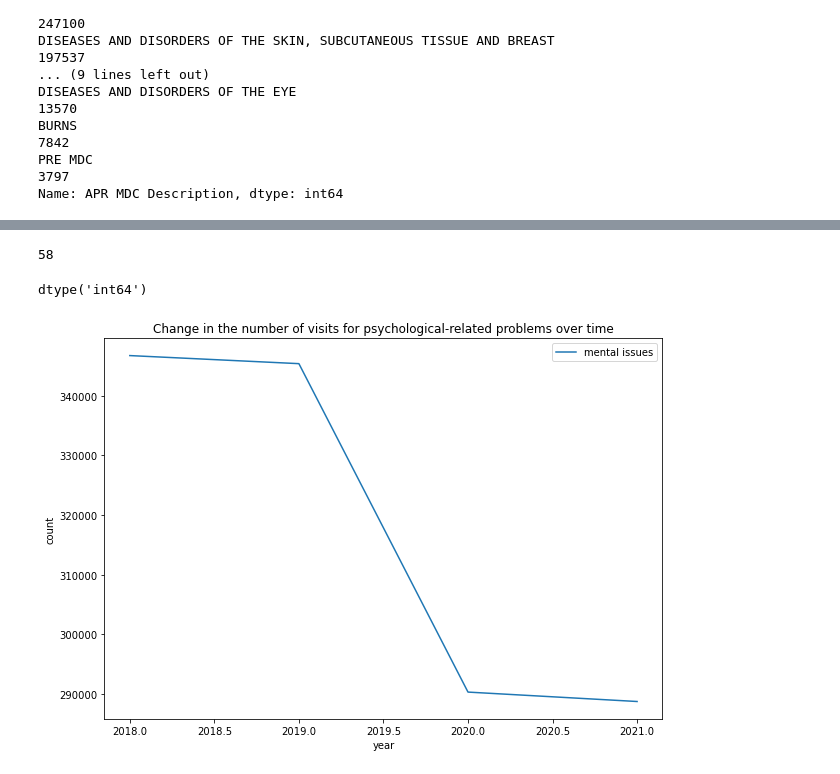
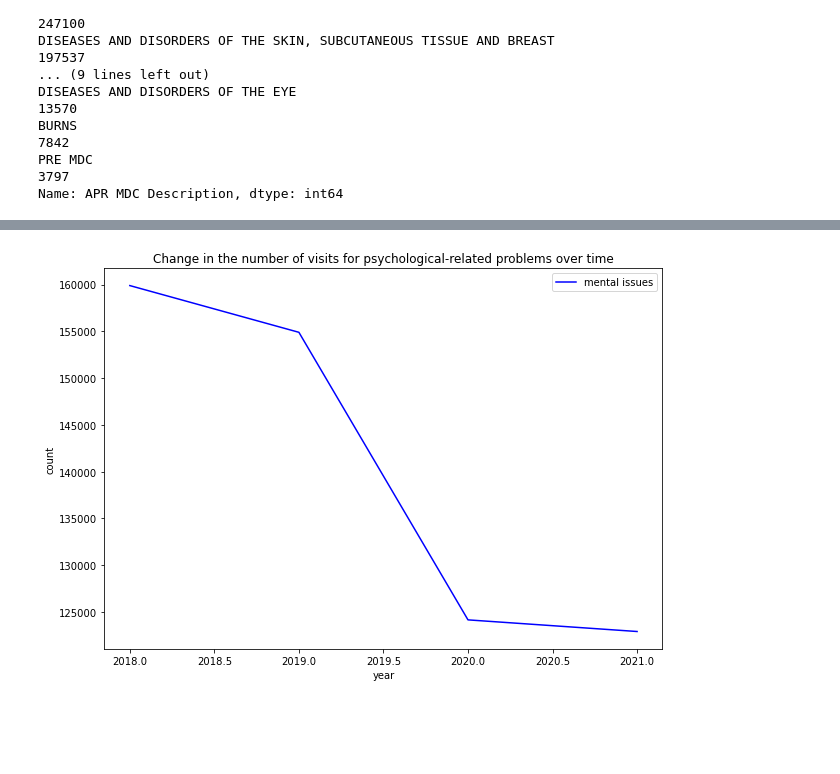
Before and after one commit to Dawei0328/Data-Dive-2023, a Jupyter notebook: datadive.0.1.ipynb, the cells around one changed output, grey strips where cells are left out. Saved outputs shown, nothing was run; the diff lists cells and outputs as text; code cells hidden in the pictures; blank space fills up the shorter version.

```diff
--- a/datadive.0.1.ipynb
+++ b/datadive.0.1.ipynb
@@ -54,0 +120,6 @@ Name: APR MDC Description, dtype: int64
+# %%
+# 读取 Excel 文件，指定 sheet 名称或索引
+df_zipcode = pd.read_excel('data dive.xlsx')
+
+# 打印 dataframe
+df_zipcode.head()
@@ -54,0 +133,3 @@ Name: APR MDC Description, dtype: int64
+# %%
+merged_df = pd.merge(df_ny, df_zipcode, left_on='Facility Name', right_on='Facility Name')
+merged_df.head()
@@ -55,7 +147,7 @@ Name: APR MDC Description, dtype: int64
 # %%
 list_mental_issue = ['DISEASES AND DISORDERS OF THE NERVOUS SYSTEM', 'MENTAL DISEASES AND DISORDERS', 'ALCOHOL/DRUG USE AND ALCOHOL/DRUG INDUCED ORGANIC MENTAL DISORDERS']
 # %%
-df_mental = df_1[df_1['APR MDC Description'].isin(list_mental_issue)]
+df_mental = merged_df[merged_df['APR MDC Description'].isin(list_mental_issue)]
 # %%
 len(df_mental)
 # %% [output]
@@ -81,2 +163,0 @@ array(['125', '100', '112', '141', '107', '120', 'OOS', '104', '108',
-# %%
-df_mental['Zip Code - 3 digits'] = df_mental['Zip Code - 3 digits'].astype(int)
@@ -108,10 +164,2 @@ array(['Columbia', 'Manhattan', 'Kings', 'Erie', 'Westchester', 'Ontario',
-# %%
-len(df_mental['Hospital County'].unique())
-# %% [output]
-58
-# %%
-df_mental['Discharge Year'].dtype
-# %% [output]
-dtype('int64')
 # %%
 df_mental_year = df_mental[['Discharge Year','Operating Certificate Number']].groupby(by=['Discharge Year']).count()
@@ -119,14 +167,14 @@ df_year = df[['Discharge Year','Operating Certificate Number']].groupby(by=['Dis
 # %%
 fig = plt.figure(figsize=(10,7))
-plt.plot(df_mental_year.index, df_mental_year['Operating Certificate Number'], label="mental issues")
+plt.plot(df_mental_year.index, df_mental_year['Operating Certificate Number'], label="mental issues", c = 'b')
 # plt.plot(df_year.index, df_year['Operating Certificate Number'], label="all")
 plt.xlabel("year")
 plt.ylabel("count")
 plt.title("Change in the number of visits for psychological-related problems over time")
 plt.legend()
 plt.show()
 # %% [output]
-[figure, old version]
+[figure, new version]
 # %%
 fig = plt.figure(figsize=(10,7))
 #plt.plot(df_mental_year.index, df_mental_year['Operating Certificate Number'], label="mental issues")
```
Also changed, not shown: parts of 24 cells of this notebook.
